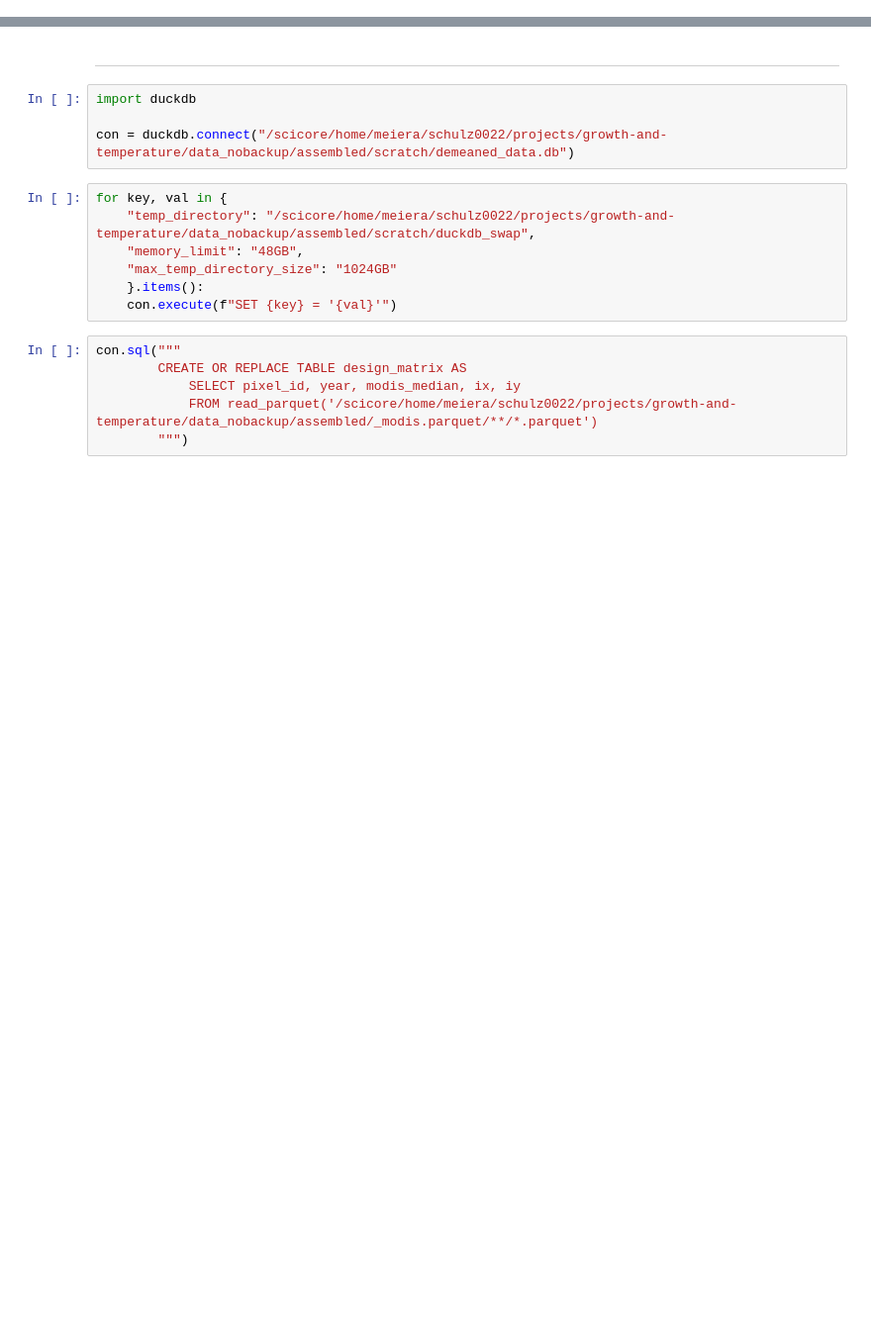
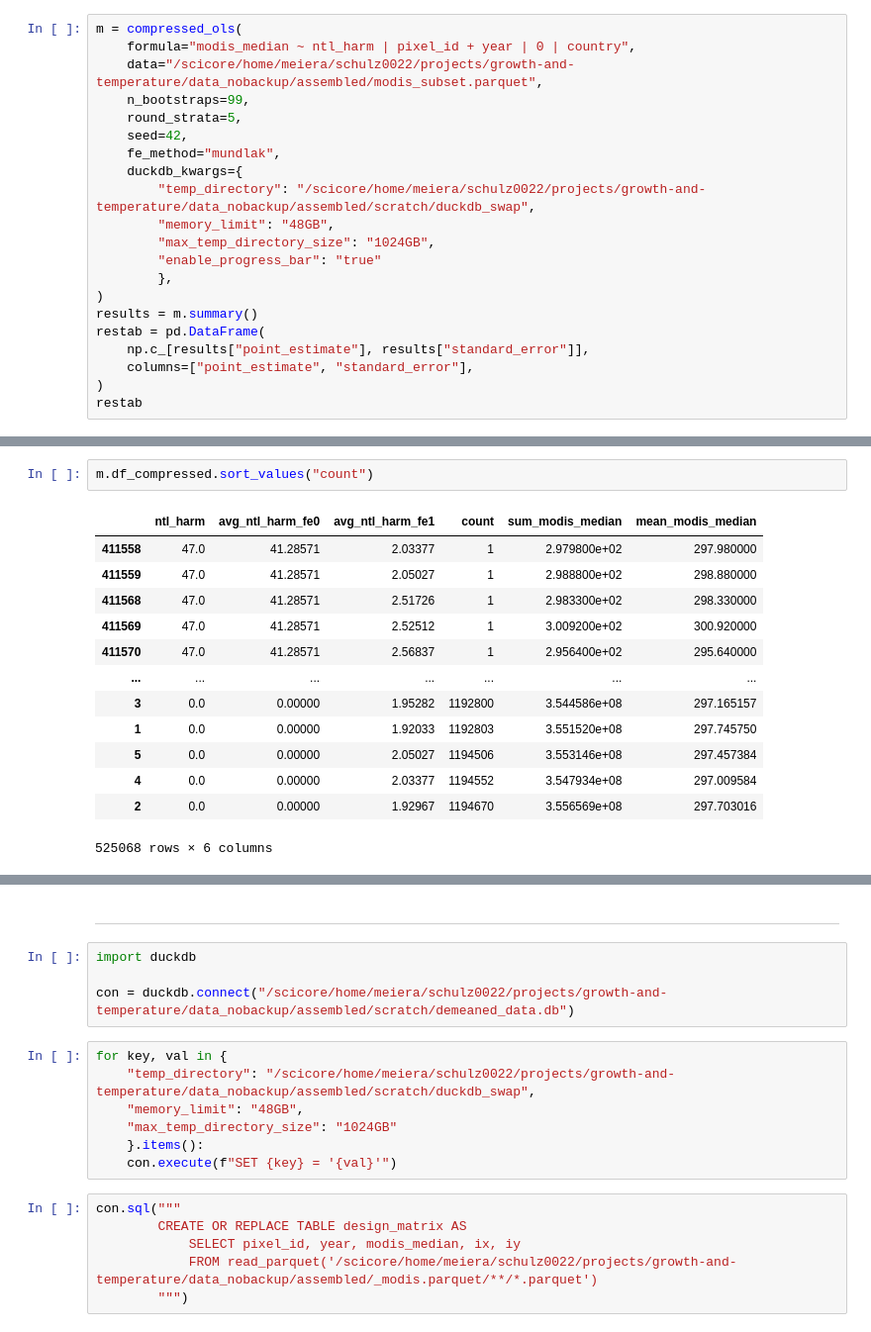
Before and after one commit to felixschulz385/growth-and-temperature, a Jupyter notebook: gnt/experiments/duckreg.ipynb, the cells around one changed output, grey strips where cells are left out. Shown at 99% size. Cells and saved outputs as stored; diff of their text form; blank space fills up the shorter version.

```diff
--- a/gnt/experiments/duckreg.ipynb
+++ b/gnt/experiments/duckreg.ipynb
@@ -91,0 +221,21 @@ restab
+# %%
+m = compressed_ols(
+    formula="modis_median ~ ntl_harm | pixel_id + year | 0 | country",
+    data="/scicore/home/meiera/schulz0022/projects/growth-and-temperature/data_nobackup/assembled/modis_subset.parquet",
+    n_bootstraps=99,
+    round_strata=5,
+    seed=42,
+    fe_method="mundlak",
+    duckdb_kwargs={
+        "temp_directory": "/scicore/home/meiera/schulz0022/projects/growth-and-temperature/data_nobackup/assembled/scratch/duckdb_swap",
+        "memory_limit": "48GB",
+        "max_temp_directory_size": "1024GB",
+        "enable_progress_bar": "true"
+        },
+)
+results = m.summary()
+restab = pd.DataFrame(
+    np.c_[results["point_estimate"], results["standard_error"]],
+    columns=["point_estimate", "standard_error"],
+)
+restab
@@ -91,0 +253,16 @@ restab
+# %%
+m.df_compressed.sort_values("count")
+# %% [output]
+|  | ntl_harm | avg_ntl_harm_fe0 | avg_ntl_harm_fe1 | count | sum_modis_median | mean_modis_median |
+| 411558 | 47.0 | 41.28571 | 2.03377 | 1 | 2.979800e+02 | 297.980000 |
+| 411559 | 47.0 | 41.28571 | 2.05027 | 1 | 2.988800e+02 | 298.880000 |
+| 411568 | 47.0 | 41.28571 | 2.51726 | 1 | 2.983300e+02 | 298.330000 |
+| 411569 | 47.0 | 41.28571 | 2.52512 | 1 | 3.009200e+02 | 300.920000 |
+| 411570 | 47.0 | 41.28571 | 2.56837 | 1 | 2.956400e+02 | 295.640000 |
+| ... | ... | ... | ... | ... | ... | ... |
+| 3 | 0.0 | 0.00000 | 1.95282 | 1192800 | 3.544586e+08 | 297.165157 |
+| 1 | 0.0 | 0.00000 | 1.92033 | 1192803 | 3.551520e+08 | 297.745750 |
+| 5 | 0.0 | 0.00000 | 2.05027 | 1194506 | 3.553146e+08 | 297.457384 |
+| 4 | 0.0 | 0.00000 | 2.03377 | 1194552 | 3.547934e+08 | 297.009584 |
+| 2 | 0.0 | 0.00000 | 1.92967 | 1194670 | 3.556569e+08 | 297.703016 |
+525068 rows × 6 columns
```
Also changed, not shown: parts of 35 cells of this notebook, 2 other files.
